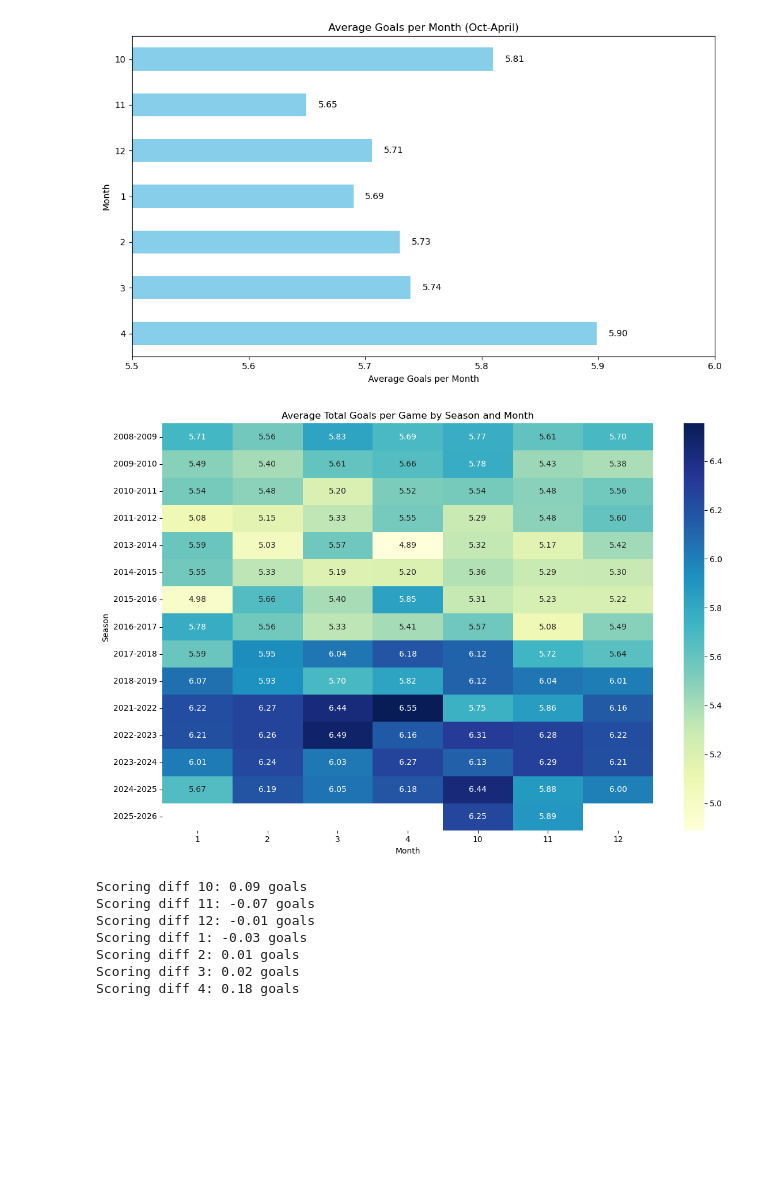
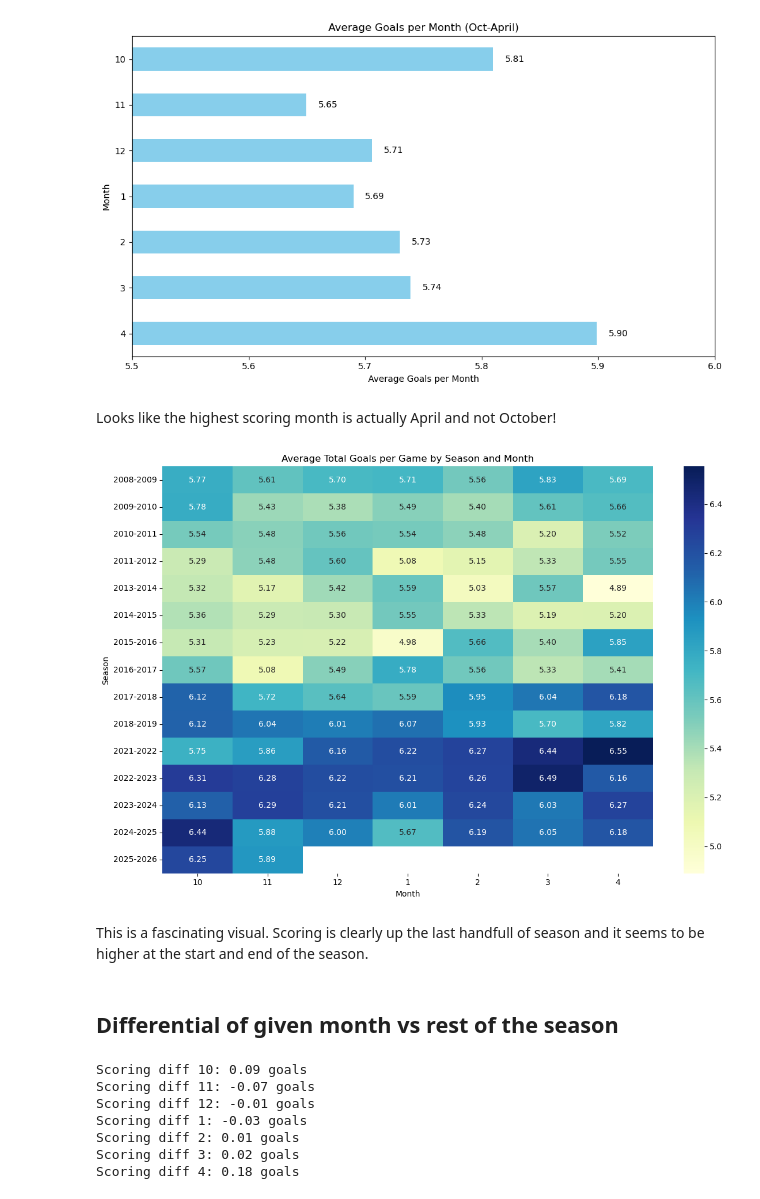
Before and after one commit to rmroot/nhl-scoring-data-analysis, a Jupyter notebook: data-exploration-and-cleaning.ipynb, the cells around one changed output. Drawn from its saved outputs; the diff is of its cells as text; code cells hidden in the pictures; blank space fills up the shorter version.

```diff
--- a/data-exploration-and-cleaning.ipynb
+++ b/data-exploration-and-cleaning.ipynb
@@ -102,23 +119,31 @@ for i, v in enumerate(ordered_goals_per_game_by_month):
 plt.show()
 # %% [output]
 [figure]
+# %% [markdown]
+Looks like the highest scoring month is actually April and not October!
 # %%
 avg_scoring_by_season_month = games_df.groupby(["season","month"])["totalGoals"].mean()
 # %%
 import seaborn as sns
 
 # Pivot the grouped data for heatmap
+month_order = [10, 11, 12, 1, 2, 3, 4]
 heatmap_data = avg_scoring_by_season_month.unstack("month")
+heatmap_data = heatmap_data[month_order]  # Reorder columns
 
 plt.figure(figsize=(12, 8))
 sns.heatmap(heatmap_data, annot=True, fmt=".2f", cmap="YlGnBu")
 plt.title("Average Total Goals per Game by Season and Month")
 plt.xlabel("Month")
 plt.ylabel("Season")
 plt.tight_layout()
 plt.show()
 # %% [output]
-[figure, old version]
+[figure, new version]
+# %% [markdown]
+This is a fascinating visual. Scoring is clearly up the last handfull of season and it seems to be higher at the start and end of the season.
+# %% [markdown]
+## Differential of given month vs rest of the season
 # %%
 def calc_diff_score_for_month(month):
     month_games = games_df[games_df['month'] == month]
```
Also changed, not shown: parts of 6 cells of this notebook, 2 other files.
